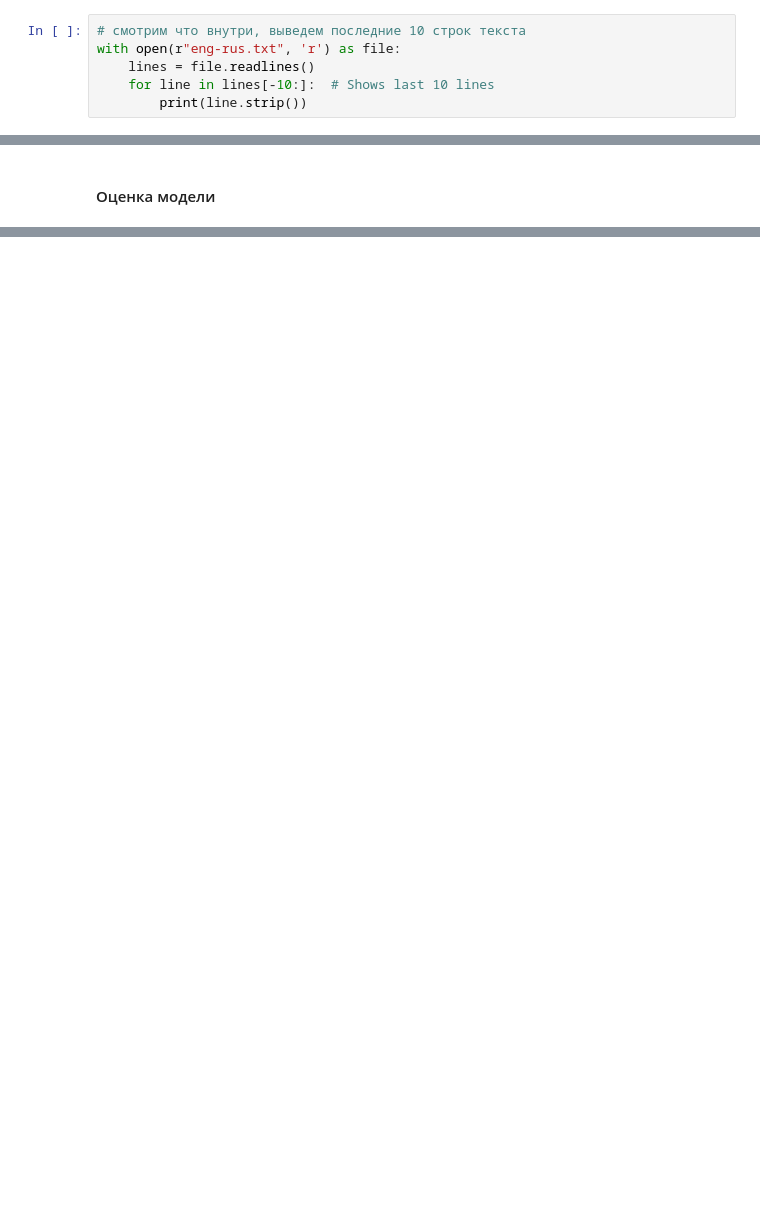
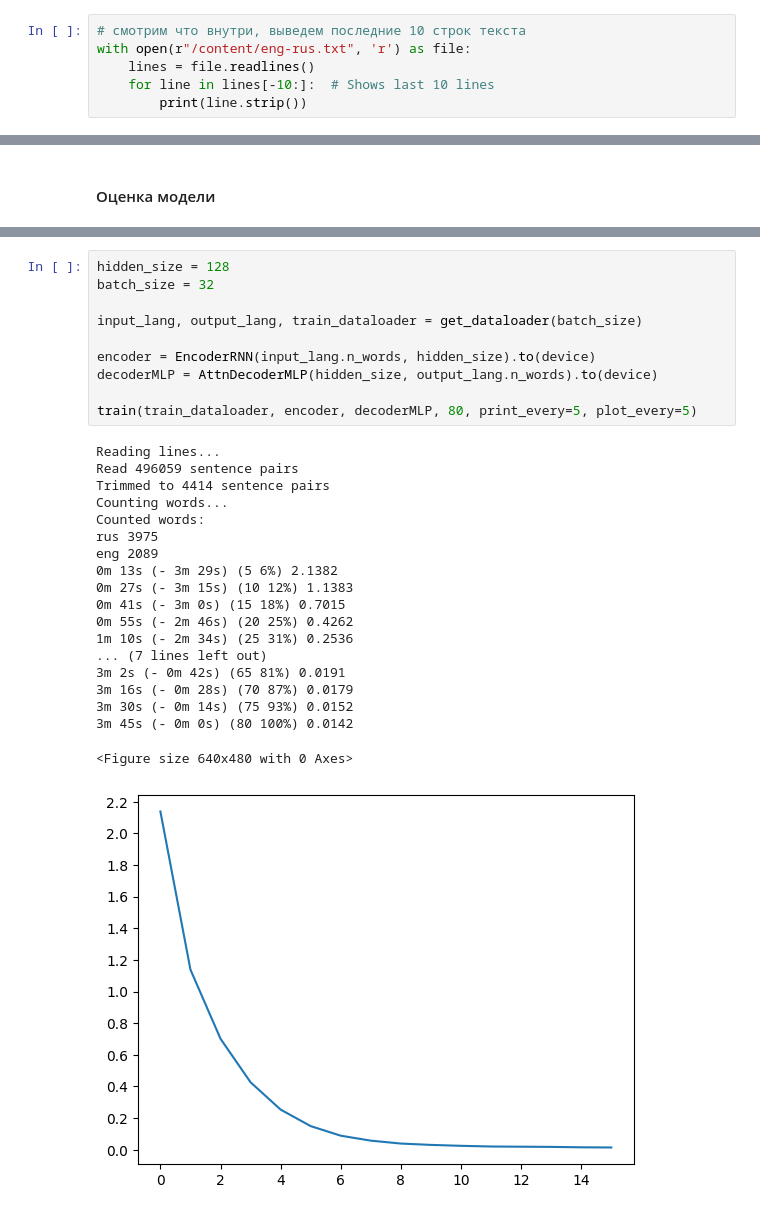
Before and after one commit to Konstantin-39/Deep-Learning, a Jupyter notebook: RNN-networks-4.ipynb, the cells around one changed output, grey strips where cells are left out. Saved outputs shown, nothing was run; the diff lists cells and outputs as text; blank space fills up the shorter version.

```diff
--- a/RNN-networks-4.ipynb
+++ b/RNN-networks-4.ipynb
@@ -46,6 +38,6 @@ with zipfile.ZipFile(r"D:\Progect\RNN\rus-eng.zip", 'r') as zip_ref:
 # %%
 # смотрим что внутри, выведем последние 10 строк текста
-with open(r"eng-rus.txt", 'r') as file:
+with open(r"/content/eng-rus.txt", 'r') as file:
     lines = file.readlines()
     for line in lines[-10:]:  # Shows last 10 lines
         print(line.strip())
@@ -535,0 +688,30 @@ evaluateAndShowAttention("я под одеялом")
+# %%
+hidden_size = 128
+batch_size = 32
+
+input_lang, output_lang, train_dataloader = get_dataloader(batch_size)
+
+encoder = EncoderRNN(input_lang.n_words, hidden_size).to(device)
+decoderMLP = AttnDecoderMLP(hidden_size, output_lang.n_words).to(device)
+
+train(train_dataloader, encoder, decoderMLP, 80, print_every=5, plot_every=5)
+# %% [output]
+Reading lines...
+Read 496059 sentence pairs
+Trimmed to 4414 sentence pairs
+Counting words...
+Counted words:
+rus 3975
+eng 2089
+0m 13s (- 3m 29s) (5 6%) 2.1382
+0m 27s (- 3m 15s) (10 12%) 1.1383
+0m 41s (- 3m 0s) (15 18%) 0.7015
+0m 55s (- 2m 46s) (20 25%) 0.4262
+1m 10s (- 2m 34s) (25 31%) 0.2536
+... (7 lines left out)
+3m 2s (- 0m 42s) (65 81%) 0.0191
+3m 16s (- 0m 28s) (70 87%) 0.0179
+3m 30s (- 0m 14s) (75 93%) 0.0152
+3m 45s (- 0m 0s) (80 100%) 0.0142
+<Figure size 640x480 with 0 Axes>
+[figure, added]
```
Also changed, not shown: parts of 58 cells of this notebook.
